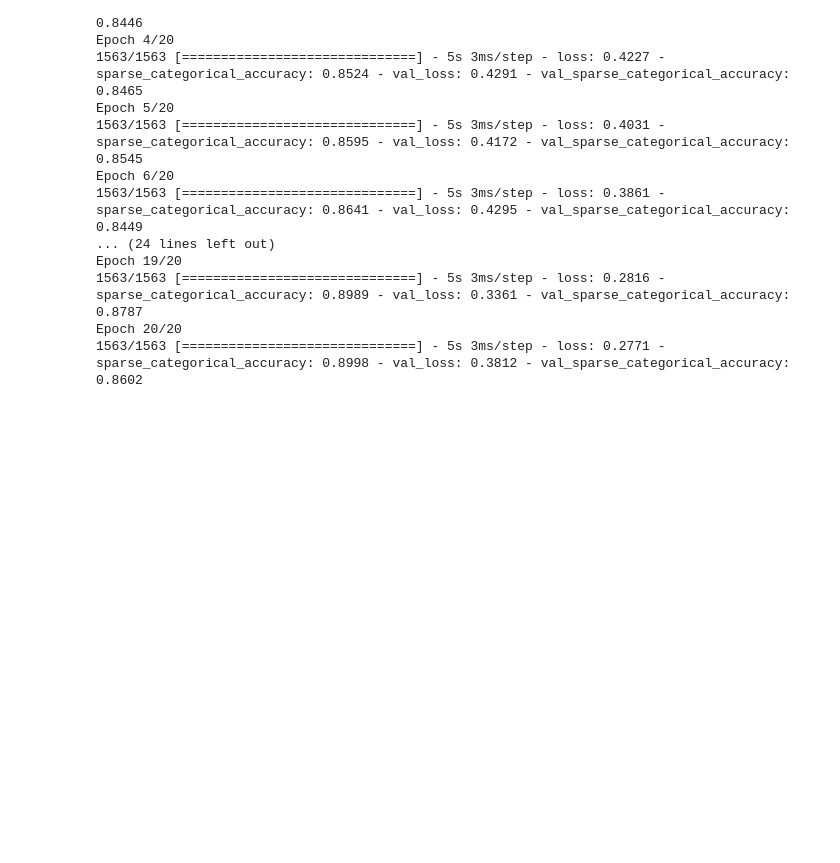
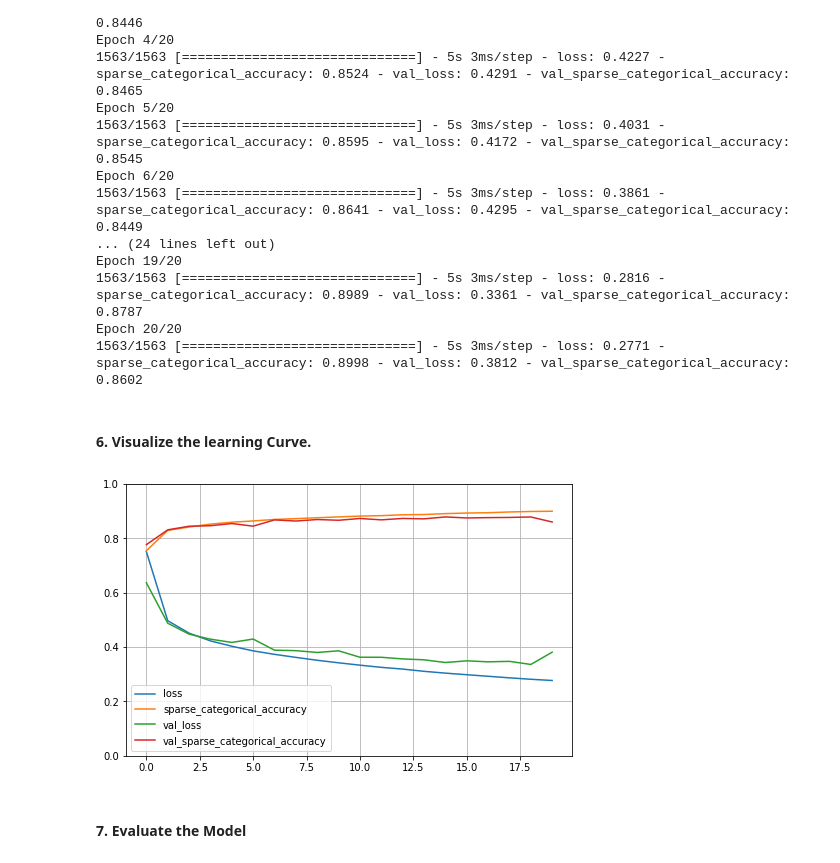
Before and after one commit to omidmollaei/Fashion-MNIST-Classification, a Jupyter notebook: train_model.ipynb, the cells around one changed output. Saved outputs shown, nothing was run; the diff lists cells and outputs as text; code cells hidden in the pictures; blank space fills up the shorter version.

Commit message:
visualize the learning curve, evaluate the model and save the trained model

```diff
--- a/train_model.ipynb
+++ b/train_model.ipynb
@@ -122,3 +122,16 @@ Epoch 19/20
 1563/1563 [==============================] - 5s 3ms/step - loss: 0.2816 - sparse_categorical_accuracy: 0.8989 - val_loss: 0.3361 - val_sparse_categorical_accuracy: 0.8787
 Epoch 20/20
 1563/1563 [==============================] - 5s 3ms/step - loss: 0.2771 - sparse_categorical_accuracy: 0.8998 - val_loss: 0.3812 - val_sparse_categorical_accuracy: 0.8602
+# %% [markdown]
+<h4><b>6. Visualize the learning Curve.</b></h4>
+# %%
+import pandas as pd
+
+pd.DataFrame(history.history).plot(figsize=(8, 5))
+plt.grid(True)
+plt.gca().set_ylim(0, 1)
+plt.show()
+# %% [output]
+[figure, added]
+# %% [markdown]
+<h4><b>7. Evaluate the Model</b></h4>
```
Also changed, not shown: parts of 5 cells of this notebook.
